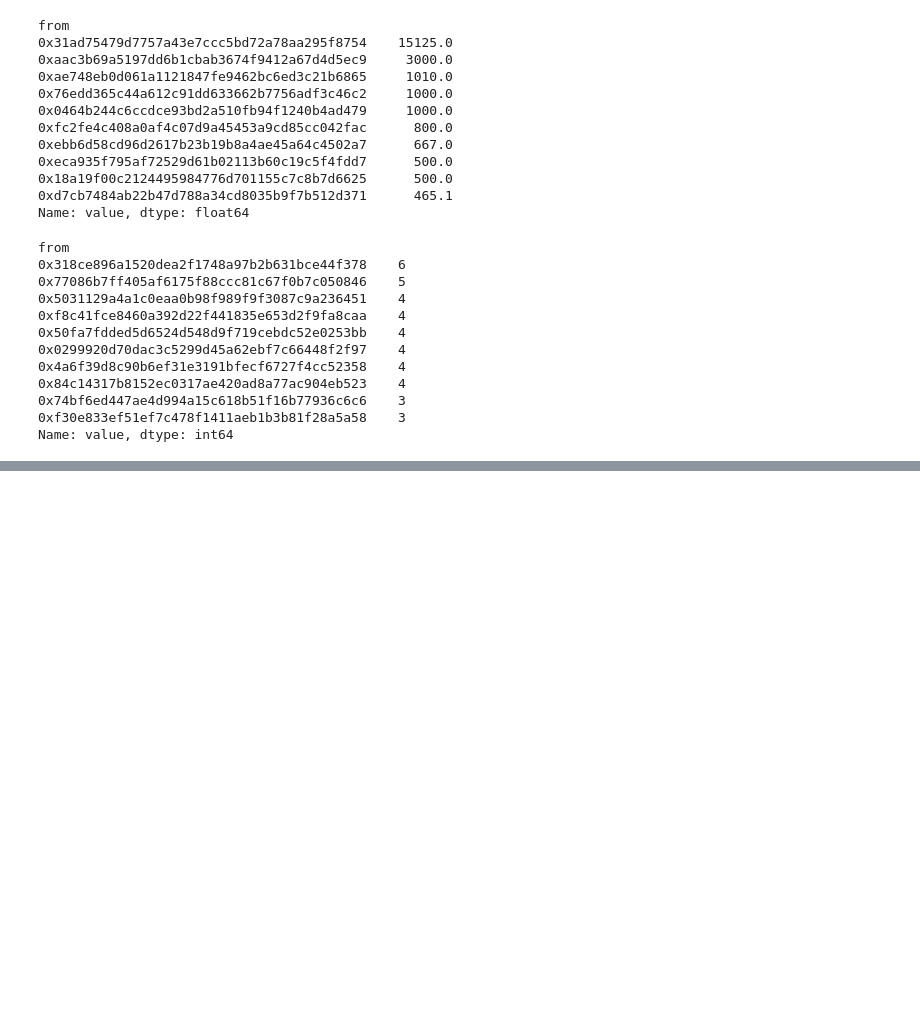
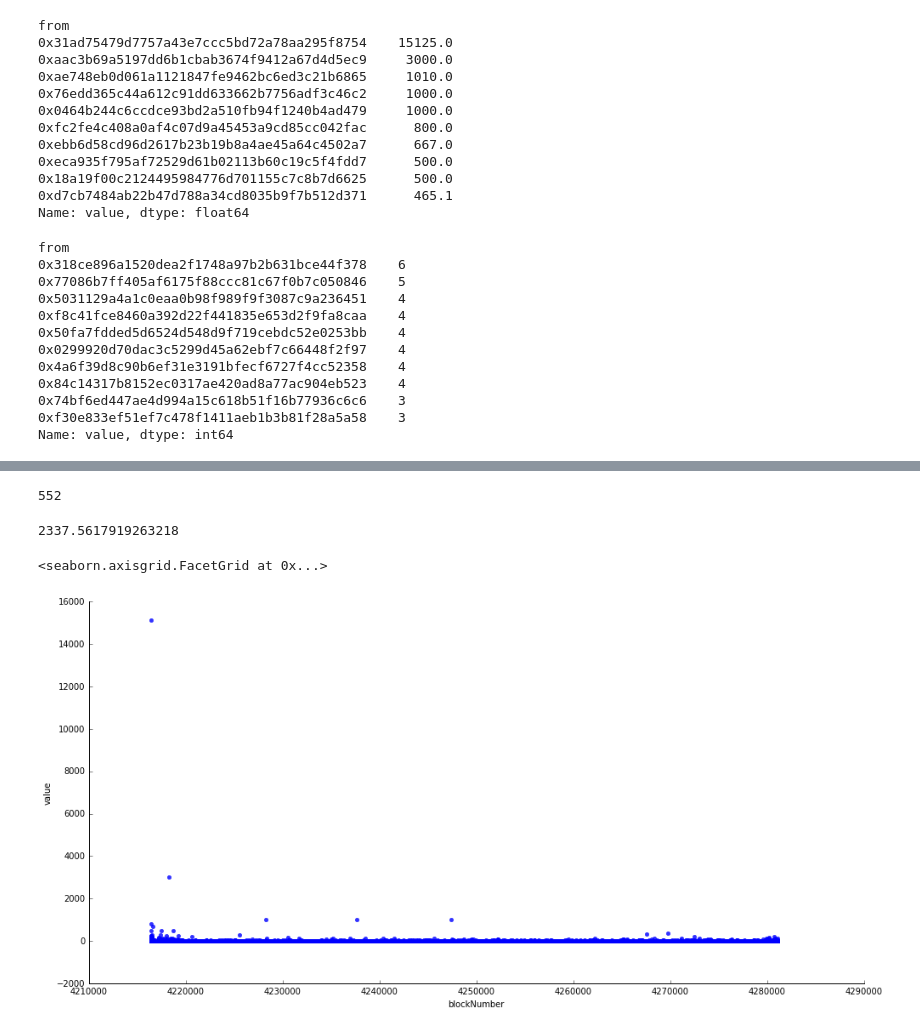
Before and after one commit to quantum13/articles-data, a Jupyter notebook: 2017/09-kickico/ico_stats.ipynb, the cells around one changed output, grey strips where cells are left out. Saved outputs shown, nothing was run; the diff lists cells and outputs as text; code cells hidden in the pictures; blank space fills up the shorter version.

```diff
--- a/2017/09-kickico/ico_stats.ipynb
+++ b/2017/09-kickico/ico_stats.ipynb
@@ -172,0 +214,22 @@ ico_valid[ico_valid['from'] == '0x7ed1e469fcb3ee19c0366d829e291451be638e59'].tai
+# %%
+ico_err = set(ico[ico["isError"]==1]["from"])
+ico_valid_set = set(ico[ico["isError"]==0]["from"])
+
+not_reenter = ico_err - ico_valid_set
+print(len(not_reenter))
+
+
+ico[ico['from'].isin(not_reenter)].sum()['value']
+# %% [output]
+552
+2337.5617919263218
+# %%
+sns.lmplot(
+    'blockNumber',
+    'value',
+    data=ico_valid[ico_valid['blockNumber']>4215000],
+    fit_reg=False, size=7, aspect=2
+)
+# %% [output]
+<seaborn.axisgrid.FacetGrid at 0x...>
+[figure, added]
```
Also changed, not shown: parts of 18 cells of this notebook.
